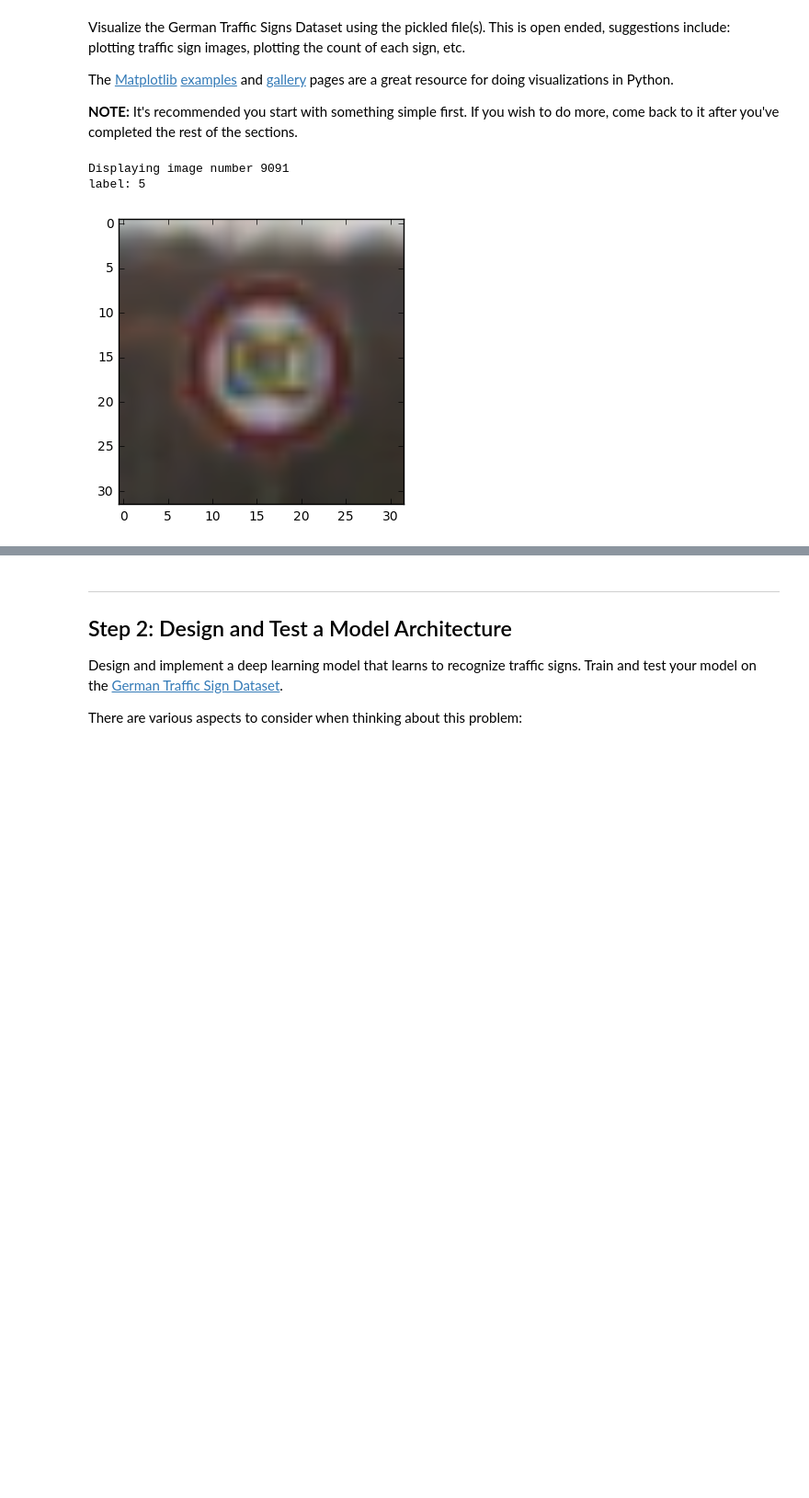
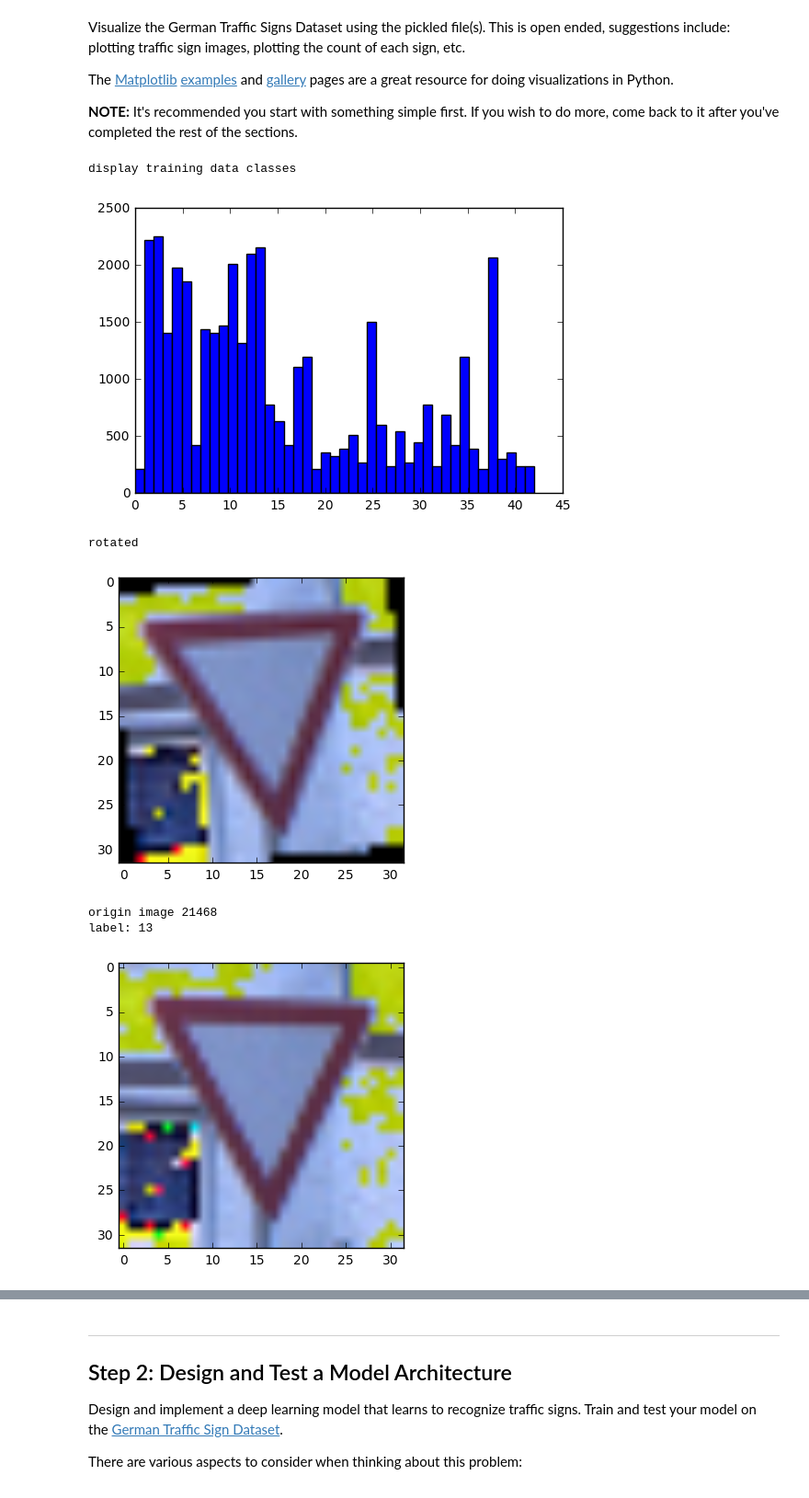
Before and after one commit to kuonanhong/CarND-Traffic-Sign-Classifier-Project, a Jupyter notebook: Traffic_Sign_Classifier.ipynb, the cells around one changed output, grey strips where cells are left out. Shown at 92% size. Drawn from its saved outputs; the diff is of its cells as text; code cells hidden in the pictures; blank space fills up the shorter version.

```diff
--- a/Traffic_Sign_Classifier.ipynb
+++ b/Traffic_Sign_Classifier.ipynb
@@ -69,22 +69,42 @@ The [Matplotlib](http://matplotlib.org/) [examples](http://matplotlib.org/exampl
 # %%
 ### Data exploration visualization goes here.
 ### Feel free to use as many code cells as needed.
 import matplotlib.pyplot as plt
 import random
 # Visualizations will be shown in the notebook.
 %matplotlib inline
 
 rand_idx = random.randint(0, n_train)
 sample_img = X_train[rand_idx]
 sample_label = y_train[rand_idx]
 
-def show_image(image_data):
-    plt.imshow(image_data)
+def plot_labels(labels):
+    bins = len(set(labels))
+    plt.hist(y_train, bins=bins)
+    plt.show()
 
-print('Displaying image number %d' % rand_idx)
+print('display training data classes')
+plot_labels(y_train)
+
+
+def display_image(img_data):
+    plt.imshow(img_data)
+    plt.show()
+
+# rotate image
+print('rotated')
+from scipy import ndimage
+new_img = ndimage.rotate(sample_img, 5.0, reshape=False)
+display_image(new_img)
+
+print('origin image %d' % rand_idx)
 print('label: %d' % sample_label)
-show_image(sample_img)
+display_image(sample_img)
 # %% [output]
-Displaying image number 9091
-label: 5
+display training data classes
-[figure, old version]
+[figure, new version]
+rotated
+[figure, added]
+origin image 21468
+label: 13
+[figure, added]
```
Also changed, not shown: parts of 5 cells of this notebook.
